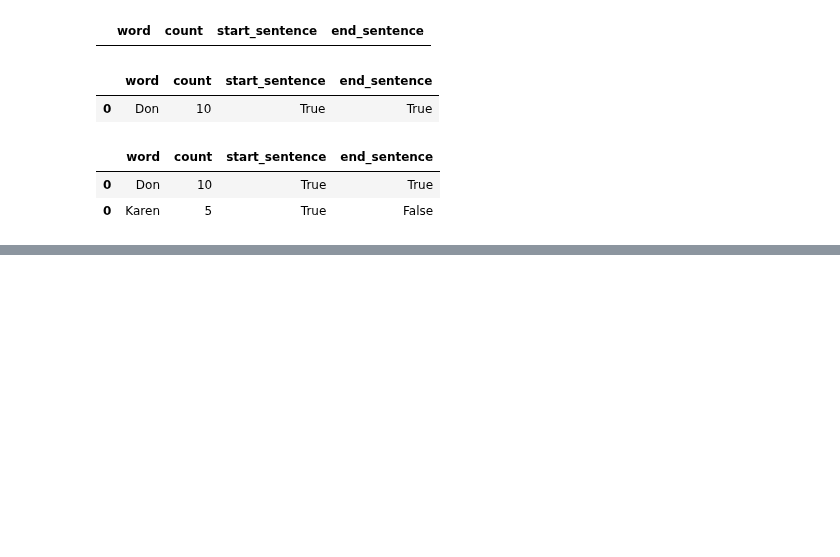
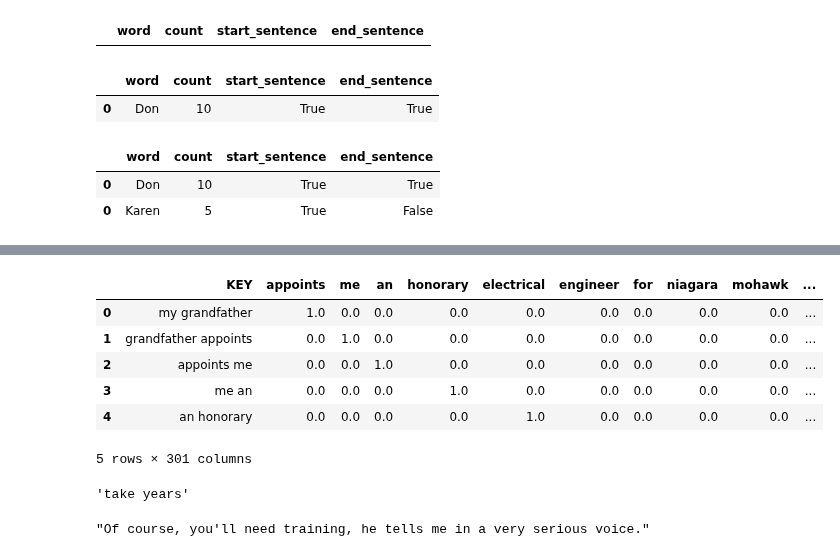
Before and after one commit to dwbzen/pymusic, a Jupyter notebook: Untitled1.ipynb, the cells around one changed output, grey strips where cells are left out. Cells and saved outputs as stored; diff of their text form; code cells hidden in the pictures; blank space fills up the shorter version.

```diff
--- a/Untitled1.ipynb
+++ b/Untitled1.ipynb
@@ -492,0 +483,11 @@ df
+# %%
+chain_df = pd.read_csv('/Compile/dwbzen/resources/text/madnessText_wordsChain.csv')
+chain_df.head()
+# %% [output]
+|  | KEY | appoints | me | an | honorary | electrical | engineer | for | niagara | mohawk | ... |
+| 0 | my grandfather | 1.0 | 0.0 | 0.0 | 0.0 | 0.0 | 0.0 | 0.0 | 0.0 | 0.0 | ... |
+| 1 | grandfather appoints | 0.0 | 1.0 | 0.0 | 0.0 | 0.0 | 0.0 | 0.0 | 0.0 | 0.0 | ... |
+| 2 | appoints me | 0.0 | 0.0 | 1.0 | 0.0 | 0.0 | 0.0 | 0.0 | 0.0 | 0.0 | ... |
+| 3 | me an | 0.0 | 0.0 | 0.0 | 1.0 | 0.0 | 0.0 | 0.0 | 0.0 | 0.0 | ... |
+| 4 | an honorary | 0.0 | 0.0 | 0.0 | 0.0 | 1.0 | 0.0 | 0.0 | 0.0 | 0.0 | ... |
+5 rows × 301 columns
@@ -492,0 +496,7 @@ df
+# %%
+seed = 'could take'
+next_token = 'years'
+order = 2
+' '.join(((seed + ' ' + next_token).split())[1:order+1])
+# %% [output]
+'take years'
@@ -492,0 +505,4 @@ df
+# %%
+sentence
+# %% [output]
+"Of course, you'll need training, he tells me in a very serious voice."
```
Also changed, not shown: parts of 30 cells of this notebook, 17 other files.
